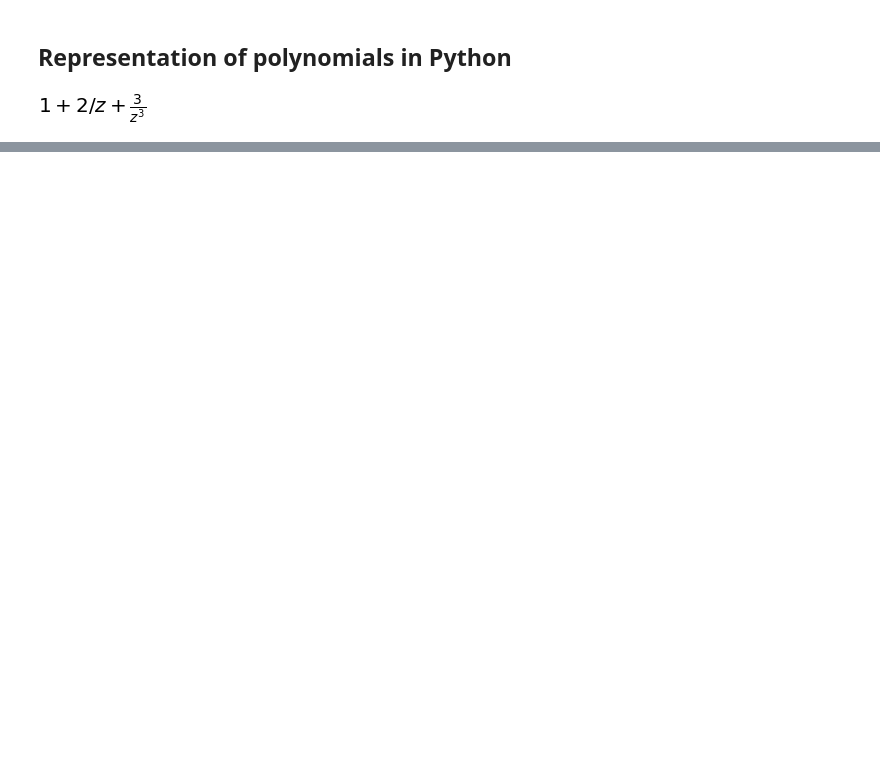
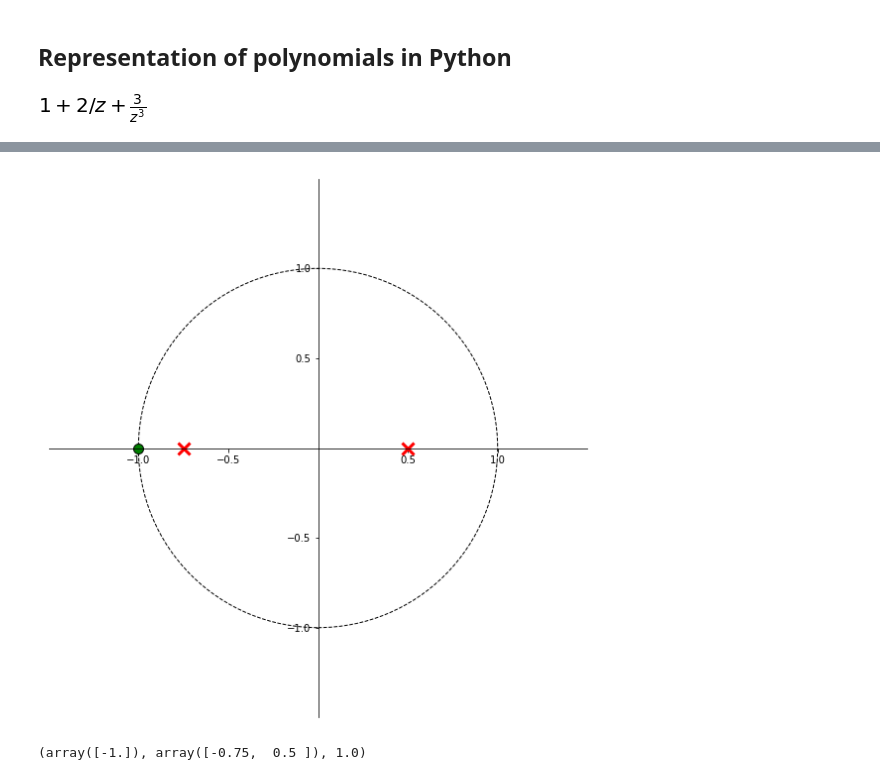
Before and after one commit to sheikhomar/asp, a Jupyter notebook: 01-z-transform.ipynb, the cells around one changed output, grey strips where cells are left out. Drawn from its saved outputs; the diff is of its cells as text; code cells hidden in the pictures; blank space fills up the shorter version.

Commit message:
Plotting the z-plane.

```diff
--- a/01-z-transform.ipynb
+++ b/01-z-transform.ipynb
@@ -190,0 +292,5 @@ roots = sy.solve(B, z)
+# %%
+zplane([0, 1, 1], [1, 1/4, -3/8])
+# %% [output]
+[figure, added]
+(array([-1.]), array([-0.75,  0.5 ]), 1.0)
```
Also changed, not shown: parts of 3 cells of this notebook.
